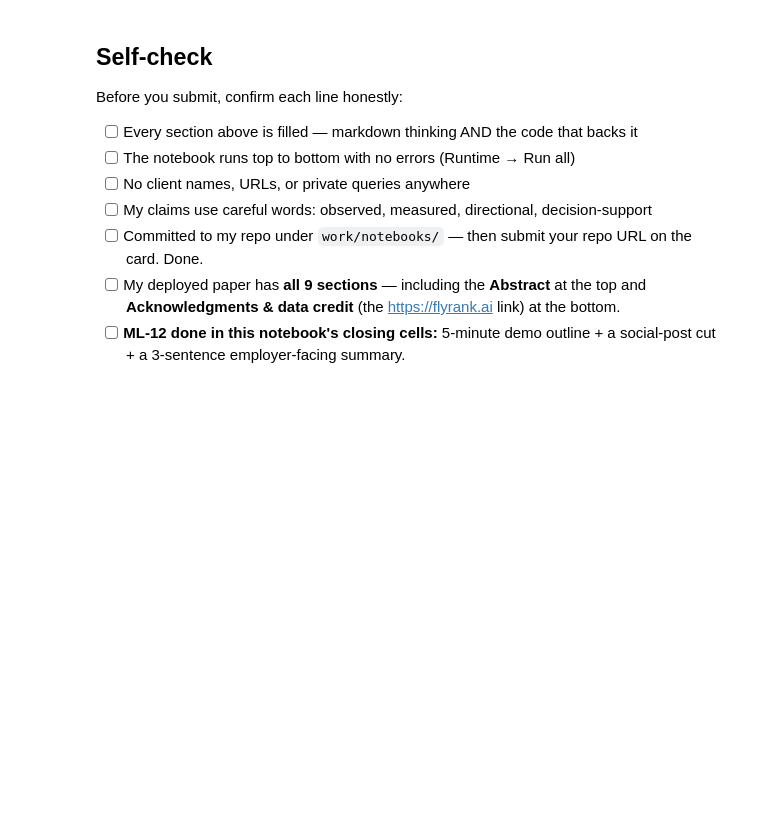
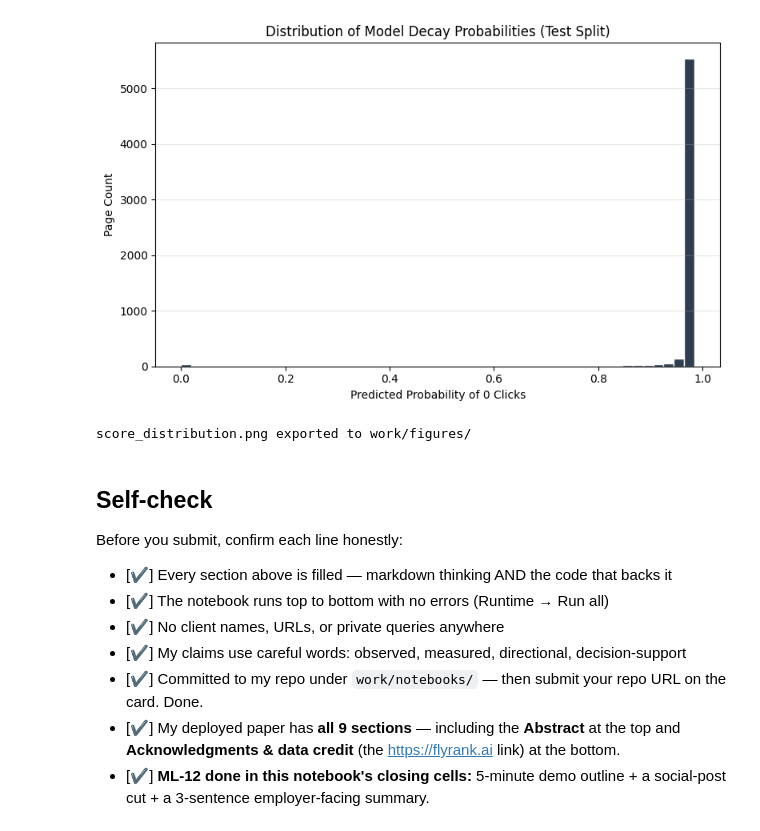
Before and after one commit to basit-02/ML-01_Starter, a Jupyter notebook: work/notebooks/capstone.ipynb, the cells around one changed output. Cells and saved outputs as stored; diff of their text form; code cells hidden in the pictures; blank space fills up the shorter version.

```diff
--- a/work/notebooks/capstone.ipynb
+++ b/work/notebooks/capstone.ipynb
@@ -36,0 +134,16 @@ This skeleton is yours to fill. Work the sections **in order** — each one has
+# %%
+def precision_at_k(y_true, scores, k=100):
+    top_k_idx = np.argsort(scores)[-k:]
+    return y_true.iloc[top_k_idx].mean()
+
+# Model Scores
+model_probs = model.predict_proba(X_test)[:, 1]
+model_p100 = precision_at_k(y_test, model_probs, k=100)
+
+# Baseline Scores (Heuristic: worst average position ranks highest for review)
+baseline_scores = X_test['avg_position'].values
+baseline_p100 = precision_at_k(y_test, baseline_scores, k=100)
+
+print(f"Base Rate: {y.mean():.4f}")
+print(f"Baseline Precision@100: {baseline_p100:.4f}")
+print(f"Model Precision@100: {model_p100:.4f}")
@@ -37,12 +222,28 @@ This skeleton is yours to fill. Work the sections **in order** — each one has
+# %%
+# Generate and export the score distribution chart
+plt.figure(figsize=(8, 5))
+plt.hist(model_probs, bins=50, color='#2c3e50', edgecolor='white')
+plt.title('Distribution of Model Decay Probabilities (Test Split)', fontsize=12)
+plt.xlabel('Predicted Probability of 0 Clicks', fontsize=10)
+plt.ylabel('Page Count', fontsize=10)
+plt.grid(axis='y', alpha=0.3)
+plt.tight_layout()
+
+plt.savefig('work/figures/score_distribution.png', dpi=300)
+plt.show()
+print("score_distribution.png exported to work/figures/")
+# %% [output]
+[figure, added]
+score_distribution.png exported to work/figures/
 # %% [markdown]
 ## Self-check
 
 Before you submit, confirm each line honestly:
 
-- [ ] Every section above is filled — markdown thinking AND the code that backs it
-- [ ] The notebook runs top to bottom with no errors (Runtime → Run all)
-- [ ] No client names, URLs, or private queries anywhere
-- [ ] My claims use careful words: observed, measured, directional, decision-support
-- [ ] Committed to my repo under `work/notebooks/` — then submit your repo URL on the card. Done.
-- [ ] My deployed paper has **all 9 sections** — including the **Abstract** at the top and **Acknowledgments & data credit** (the https://flyrank.ai link) at the bottom.
-- [ ] **ML-12 done in this notebook's closing cells:** 5-minute demo outline + a social-post cut + a 3-sentence employer-facing summary.
+- [✔] Every section above is filled — markdown thinking AND the code that backs it
+- [✔] The notebook runs top to bottom with no errors (Runtime → Run all)
+- [✔] No client names, URLs, or private queries anywhere
+- [✔] My claims use careful words: observed, measured, directional, decision-support
+- [✔] Committed to my repo under `work/notebooks/` — then submit your repo URL on the card. Done.
+- [✔] My deployed paper has **all 9 sections** — including the **Abstract** at the top and **Acknowledgments & data credit** (the https://flyrank.ai link) at the bottom.
+- [✔] **ML-12 done in this notebook's closing cells:** 5-minute demo outline + a social-post cut + a 3-sentence employer-facing summary.
```
Also changed, not shown: parts of 21 cells of this notebook.
